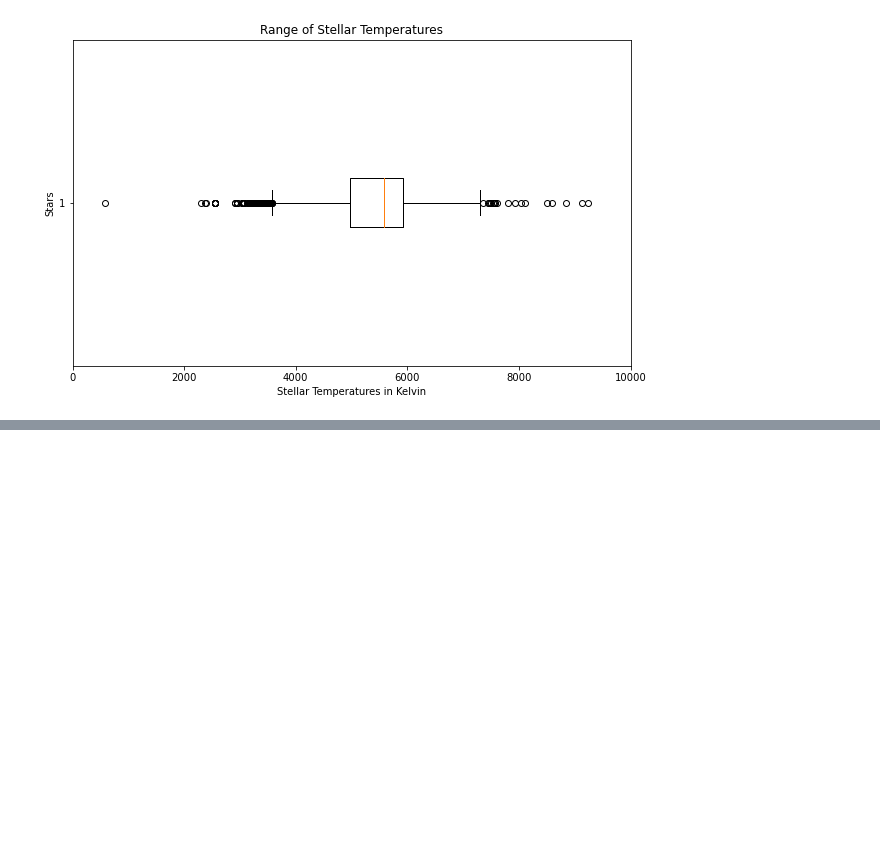
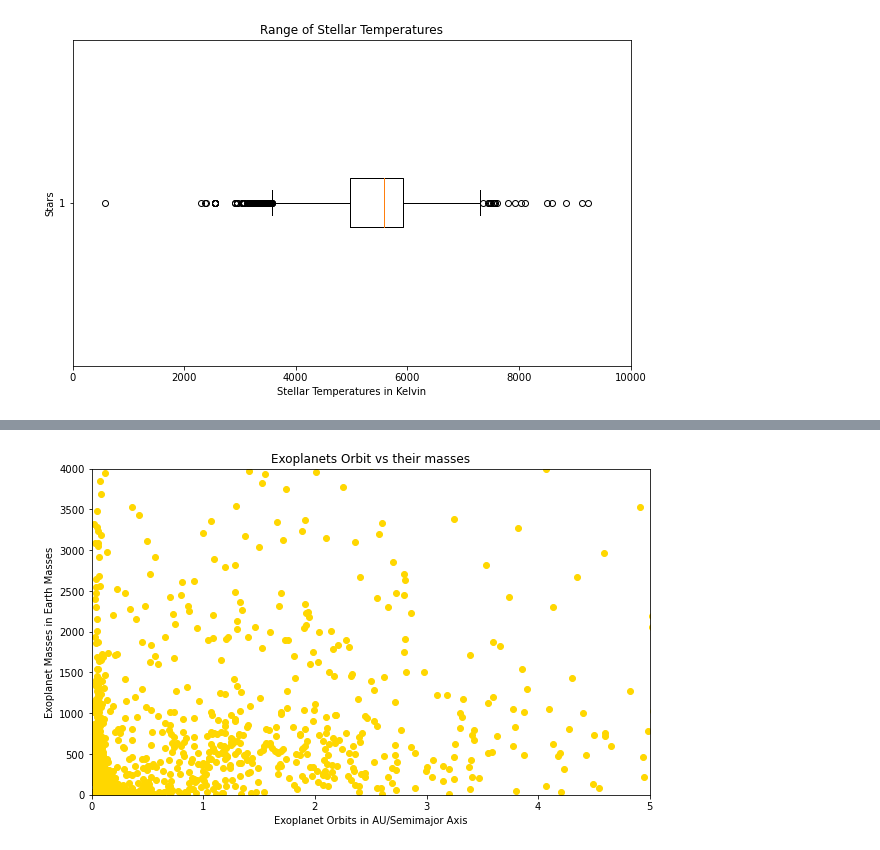
Before and after one commit to Astroraf/habitable_zone, a Jupyter notebook: kepler-confirmed-planets/notebooks/EDA.ipynb, the cells around one changed output, grey strips where cells are left out. Saved outputs shown, nothing was run; the diff lists cells and outputs as text; code cells hidden in the pictures; blank space fills up the shorter version.

```diff
--- a/kepler-confirmed-planets/notebooks/EDA.ipynb
+++ b/kepler-confirmed-planets/notebooks/EDA.ipynb
@@ -145,0 +109,10 @@ plt.show()
+# %%
+fig, ax = plt.subplots(figsize = (10, 6))
+ax.scatter(HZ_final.pl_orbsmax, HZ_final.pl_bmasse, color='gold' )
+ax.set_xlim(0, 5)
+ax.set_ylim(0, 4000)
+ax.set_title('Exoplanets Orbit vs their masses')
+ax.set_xlabel('Exoplanet Orbits in AU/Semimajor Axis')
+ax.set_ylabel('Exoplanet Masses in Earth Masses');
+# %% [output]
+[figure, added]
```
Also changed, not shown: parts of 23 cells of this notebook, 9 other files.
